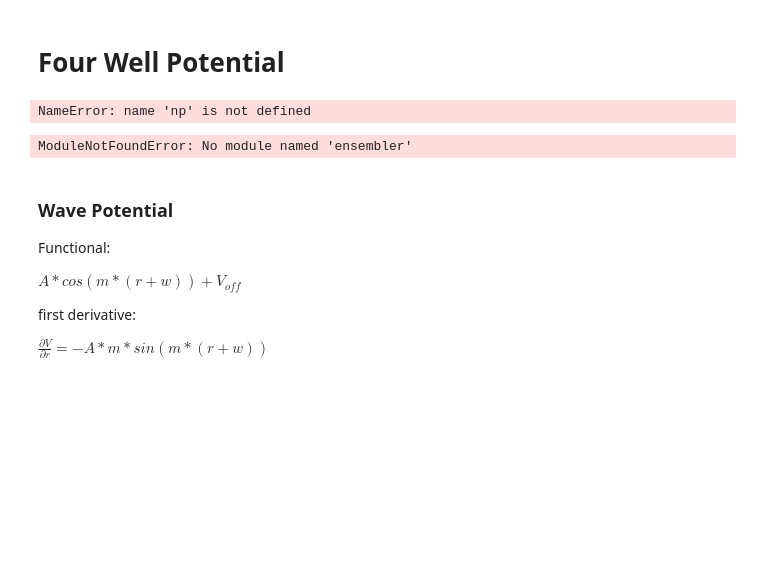
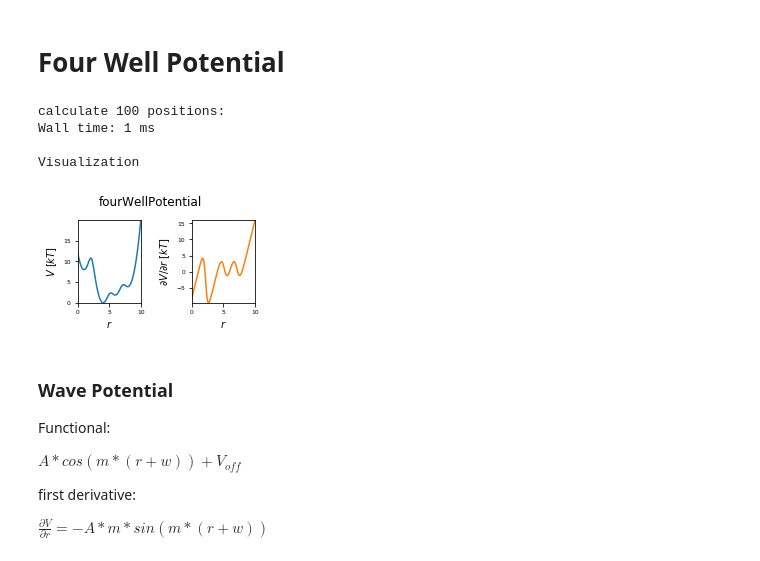
Before and after one commit to rinikerlab/Ensembler, a Jupyter notebook: examples/BasicPotentials.ipynb, the cells around one changed output. Saved outputs shown, nothing was run; the diff lists cells and outputs as text; code cells hidden in the pictures; blank space fills up the shorter version.

```diff
--- a/examples/BasicPotentials.ipynb
+++ b/examples/BasicPotentials.ipynb
@@ -136,36 +138,24 @@ Visualization
 # %%
 #phase space
 positions = np.linspace(0, 10, test_timing_with_points)
 
 #build potential
 V = potentials1D.fourWellPotential(a=1,b=4, c=6, d=8)
 
 print("calculate "+str(len(positions))+" positions: ")
 %time V.ene(positions)
 
 print("\nVisualization") #visualize
-fig, axes = vis.plot_1DPotential_Term(V, positions=positions)
+fig, axes = vis.plot_1DPotential(V, positions=positions)
 #fig.savefig("four_well.png")
 
 pass
 # %% [output]
-NameError: name 'np' is not defined
+calculate 100 positions:
+Wall time: 1 ms
+
+Visualization
+[figure, added]
-# %%
-import numpy as np
-from ensembler.potentials import OneD as potentials1D
-from ensembler.visualisation import plotPotentials
-
-#phase space
-positions = np.linspace(start=0, stop=10, num=1000)
-
-#build potential
-V = potentials1D.fourWellPotential(a=1,b=4, c=6, d=8)
-
-#visualize
-fig, axes = plotPotentials.plot_1DPotential_Term(V, positions=positions)
-fig.savefig("four_well.png")
-# %% [output]
-ModuleNotFoundError: No module named 'ensembler'
 # %% [markdown]
 ### Wave Potential
 
```
Also changed, not shown: parts of 47 cells of this notebook, 35 other files.
